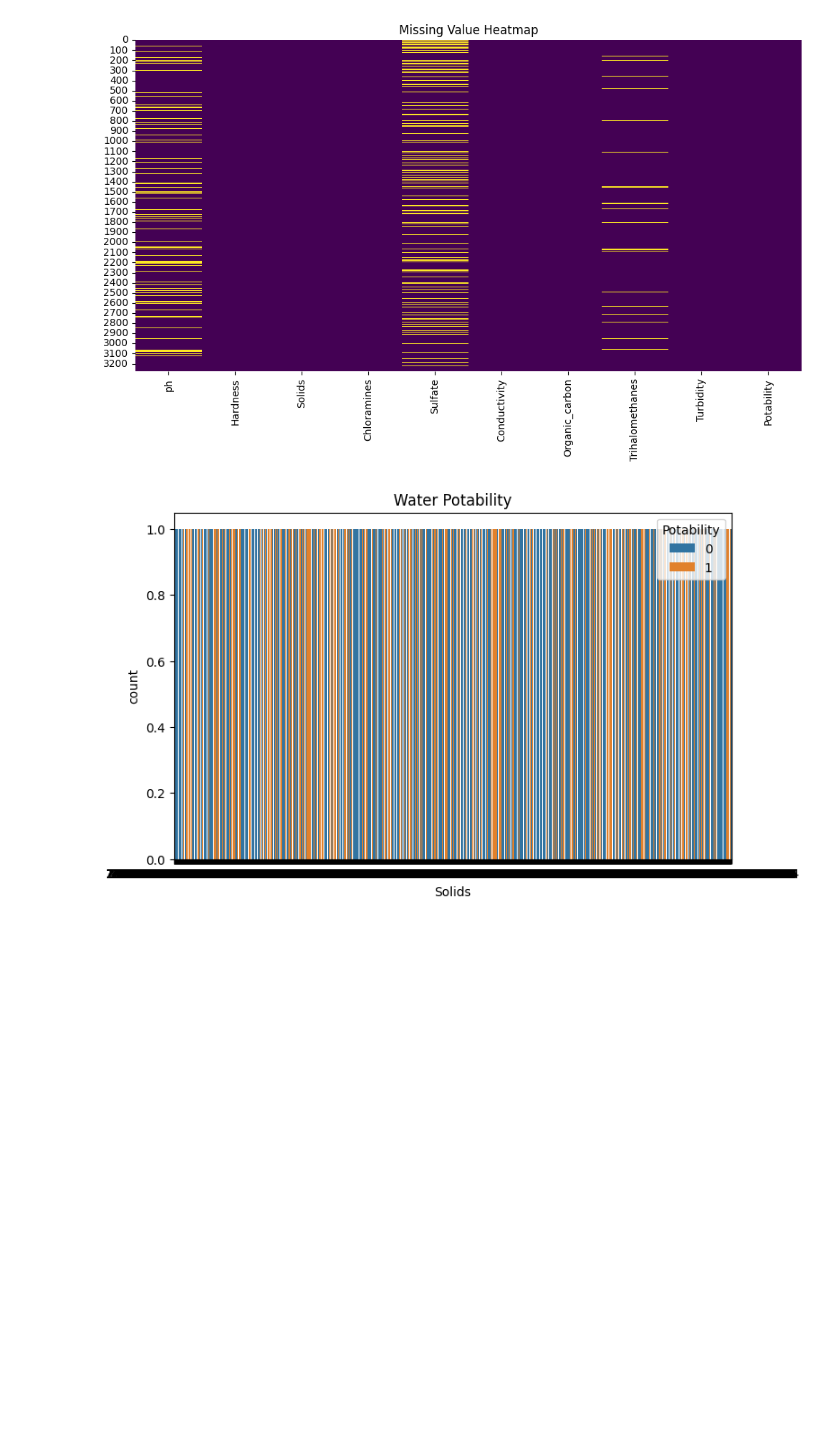
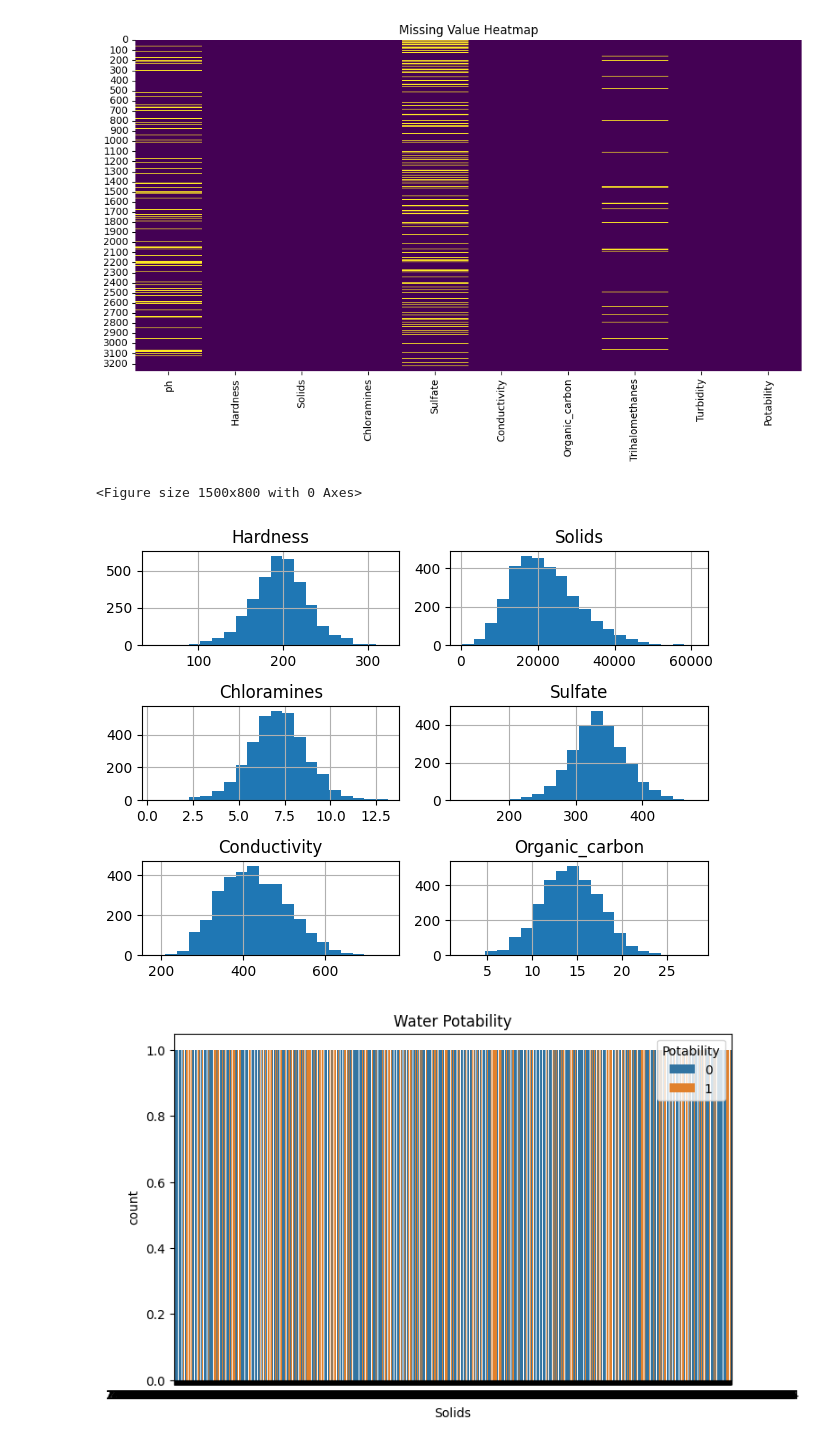
Before and after one commit to ketanasindhusomisetty/Machine_Learning_2520030487, a Jupyter notebook: Project/EDA.ipynb, the cells around one changed output. Cells and saved outputs as stored; diff of their text form; code cells hidden in the pictures; blank space fills up the shorter version.

```diff
--- a/Project/EDA.ipynb
+++ b/Project/EDA.ipynb
@@ -134,6 +134,20 @@ plt.title("Missing Value Heatmap")
 plt.show()
 # %% [output]
 [figure]
+# %%
+features = ["Hardness", "Solids", "Chloramines", "Sulfate","Conductivity", "Organic_carbon" ]
+
+fig2=plt.figure(figsize=(15,8))
+df[features].hist(
+    bins=20
+)
+
+plt.tight_layout()
+
+plt.show()
+# %% [output]
+<Figure size 1500x800 with 0 Axes>
+[figure, added]
 # %%
 
 
```
Also changed, not shown: parts of 4 cells of this notebook.
